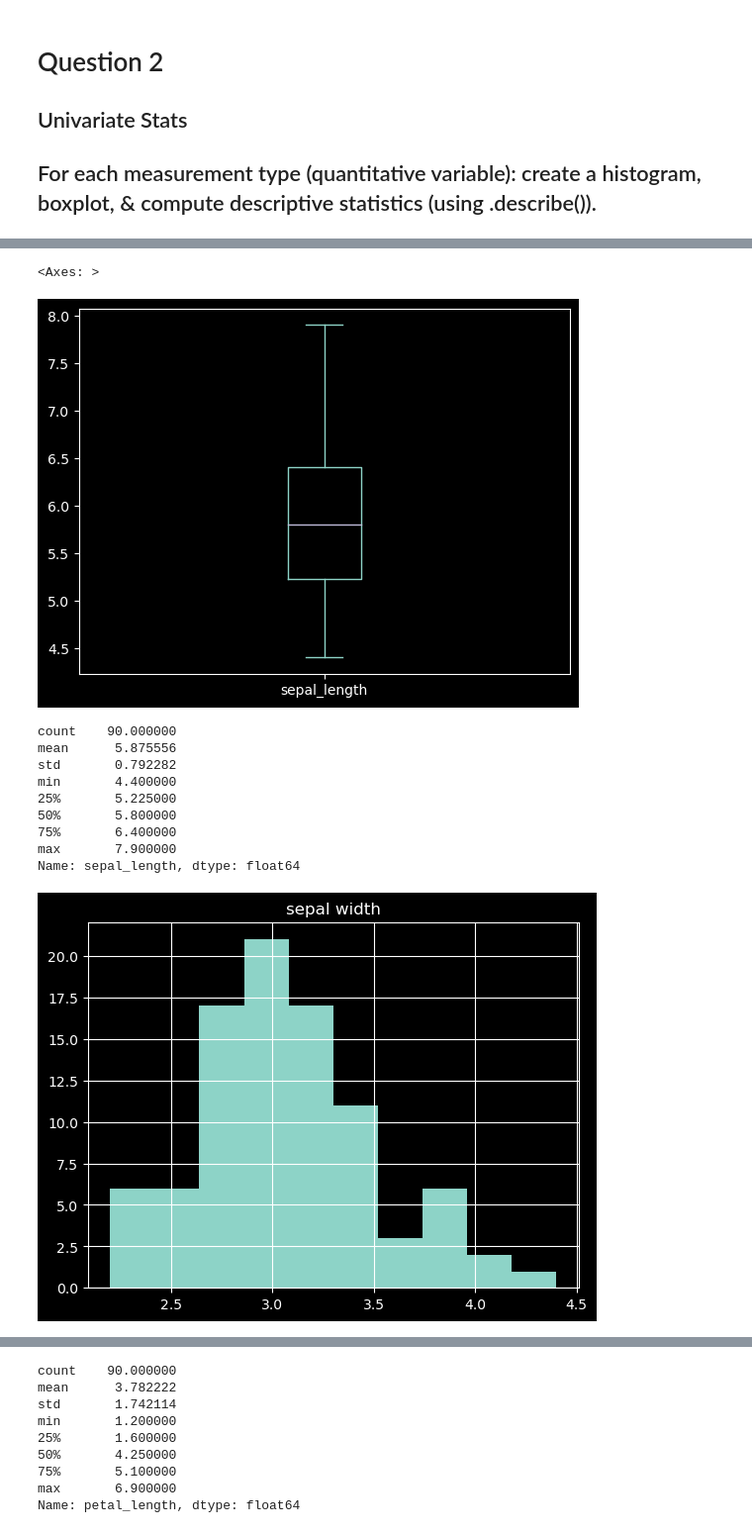
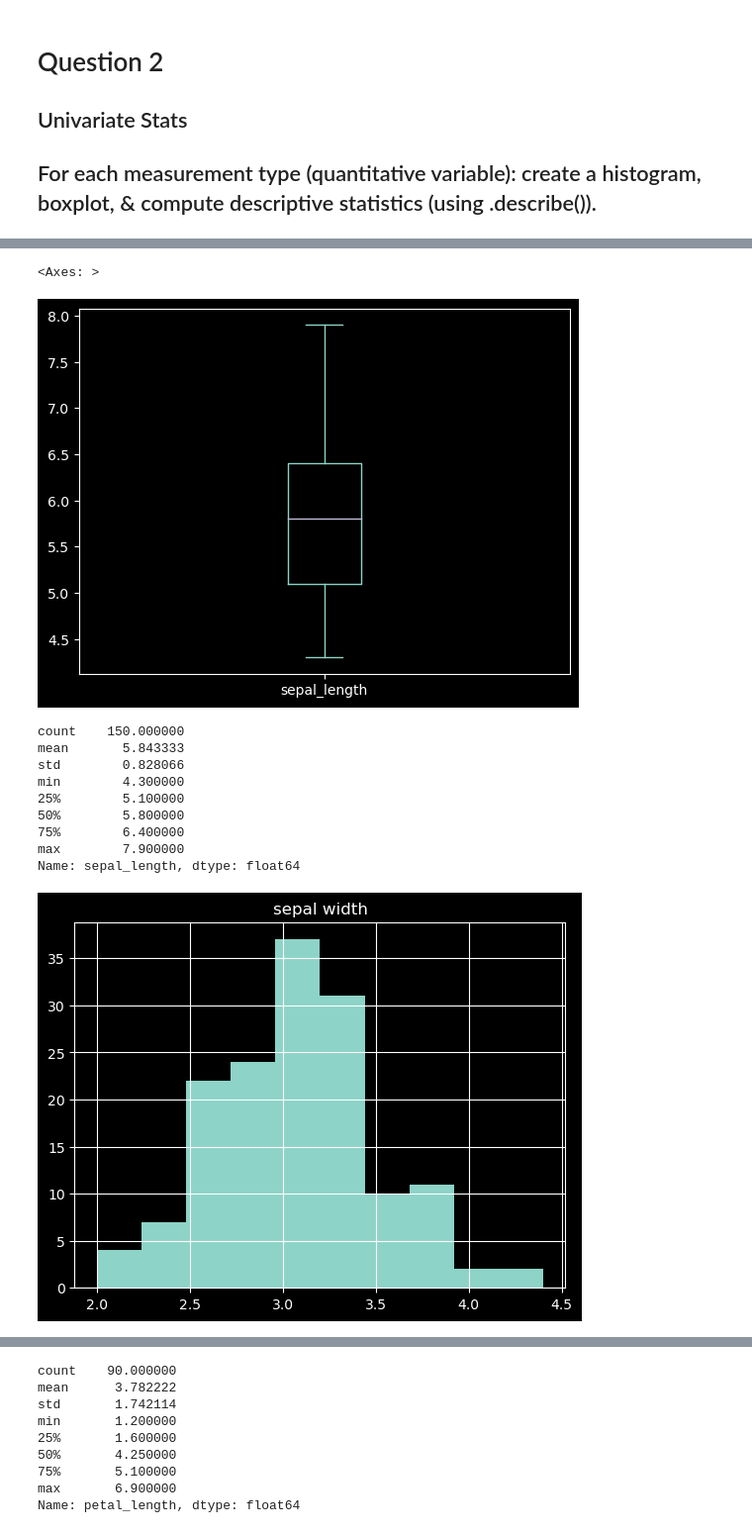
Before and after one commit to Ramiro-Lopez/classification-repo, a Jupyter notebook: classification_exercises.ipynb, the cells around one changed output, grey strips where cells are left out. Shown at 99% size. Drawn from its saved outputs; the diff is of its cells as text; code cells hidden in the pictures.

```diff
--- a/classification_exercises.ipynb
+++ b/classification_exercises.ipynb
@@ -1060,24 +1062,24 @@ plt.show()
 # %%
-train_iris.sepal_length.plot.box()
+iris.sepal_length.plot.box()
 # %% [output]
 <Axes: >
-[figure, old version]
+[figure, new version]
 # %%
-train_iris.sepal_length.describe()
+iris.sepal_length.describe()
 # %% [output]
-count    90.000000
-mean      5.875556
-std       0.792282
-min       4.400000
-25%       5.225000
-50%       5.800000
-75%       6.400000
-max       7.900000
+count    150.000000
+mean       5.843333
+std        0.828066
+min        4.300000
+25%        5.100000
+50%        5.800000
+75%        6.400000
+max        7.900000
 Name: sepal_length, dtype: float64
 # %%
-train_iris.sepal_width.hist()
+iris.sepal_width.hist()
 plt.title('sepal width')
 plt.show()
 # %% [output]
-[figure, old version]
+[figure, new version]
 # %%
```
Also changed, not shown: parts of 38 cells of this notebook.
